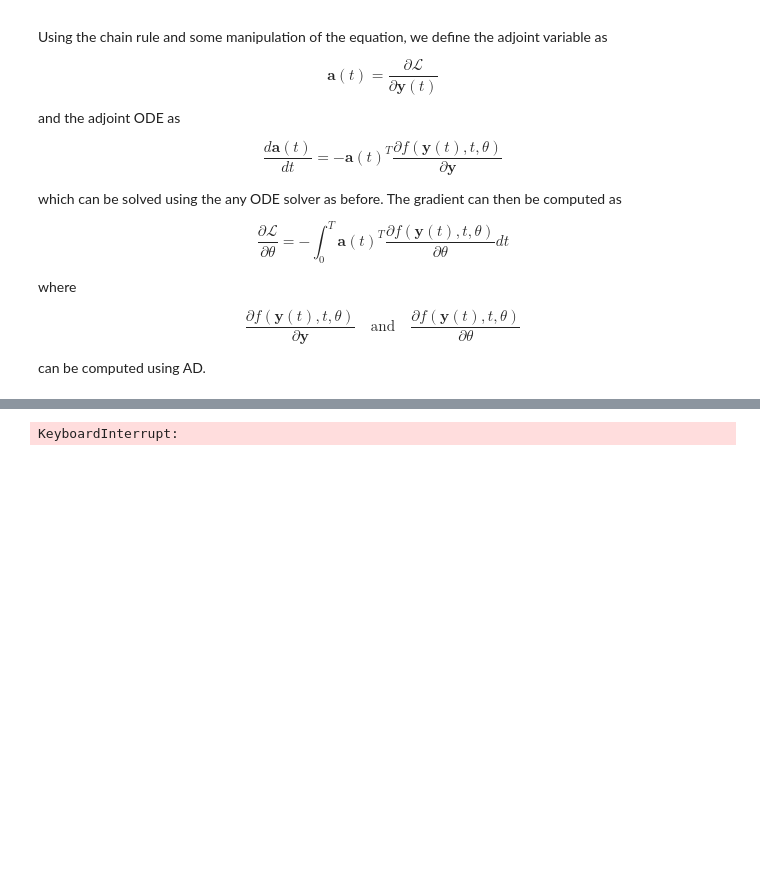
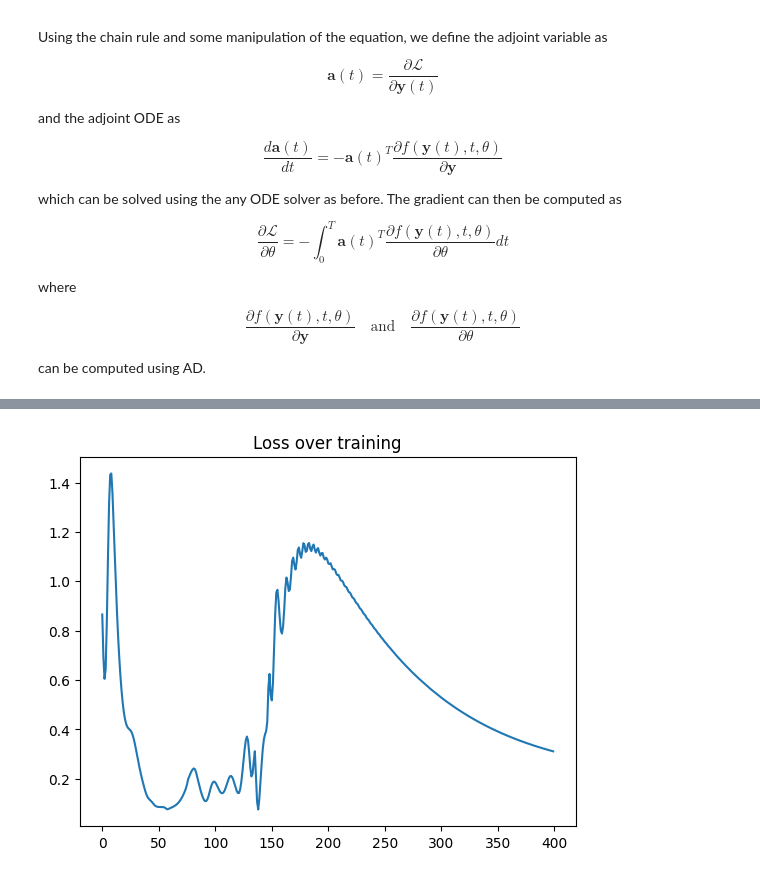
Before and after one commit to andrinr/jax-neural-ode, a Jupyter notebook: tutorial.ipynb, the cells around one changed output, grey strips where cells are left out. Saved outputs shown, nothing was run; the diff lists cells and outputs as text; code cells hidden in the pictures; blank space fills up the shorter version.

```diff
--- a/tutorial.ipynb
+++ b/tutorial.ipynb
@@ -285,35 +325,35 @@ print(compute_gradient(theta, y_0, dt, n))
 # %%
 
 # In this case we assume that we know the initial condition
 # In practice we might have to learn this as well
 y_0 = y_truth_0
 
 # we compute the gradient of the loss with respect to theta
 d_solve_loss = jax.value_and_grad(solve_and_loss, argnums=0)
 
 # we initialize the parameters of the MLP
 layer_sizes = jnp.array([2, 4, 2])
 initializer = jax.nn.initializers.normal(0.1)
-theta = init_mlp(initializer, layer_sizes, jax.random.PRNGKey(1))
+theta_1 = init_mlp(initializer, layer_sizes, jax.random.PRNGKey(1))
 
 # we define the optimizer
-optimizer = optax.adam(0.09)
-optimizer_state = optimizer.init(theta)
+optimizer = optax.adam(0.01)
+optimizer_state = optimizer.init(theta_1)
 
 loss_hist = []
 # progress bar with loss value
-progress = tqdm(range(200))
+progress = tqdm(range(400))
 # we train the model
 for i in progress:
-    loss_value, grad = compute_gradient(theta, y_0, dt, n)
+    loss_value, grad = compute_gradient(theta_1, y_0, dt, n, y_obs)
 
     updates, optimizer_state = optimizer.update(grad, optimizer_state)
-    theta = optax.apply_updates(theta, updates)
+    theta_1 = optax.apply_updates(theta_1, updates)
     loss_hist.append(loss_value)
     progress.set_postfix({"loss": loss_value})
 
 plt.plot(loss_hist)
 plt.title("Loss over training")
 plt.show()
 # %% [output]
-KeyboardInterrupt:
+[figure, added]
```
Also changed, not shown: parts of 6 cells of this notebook.
